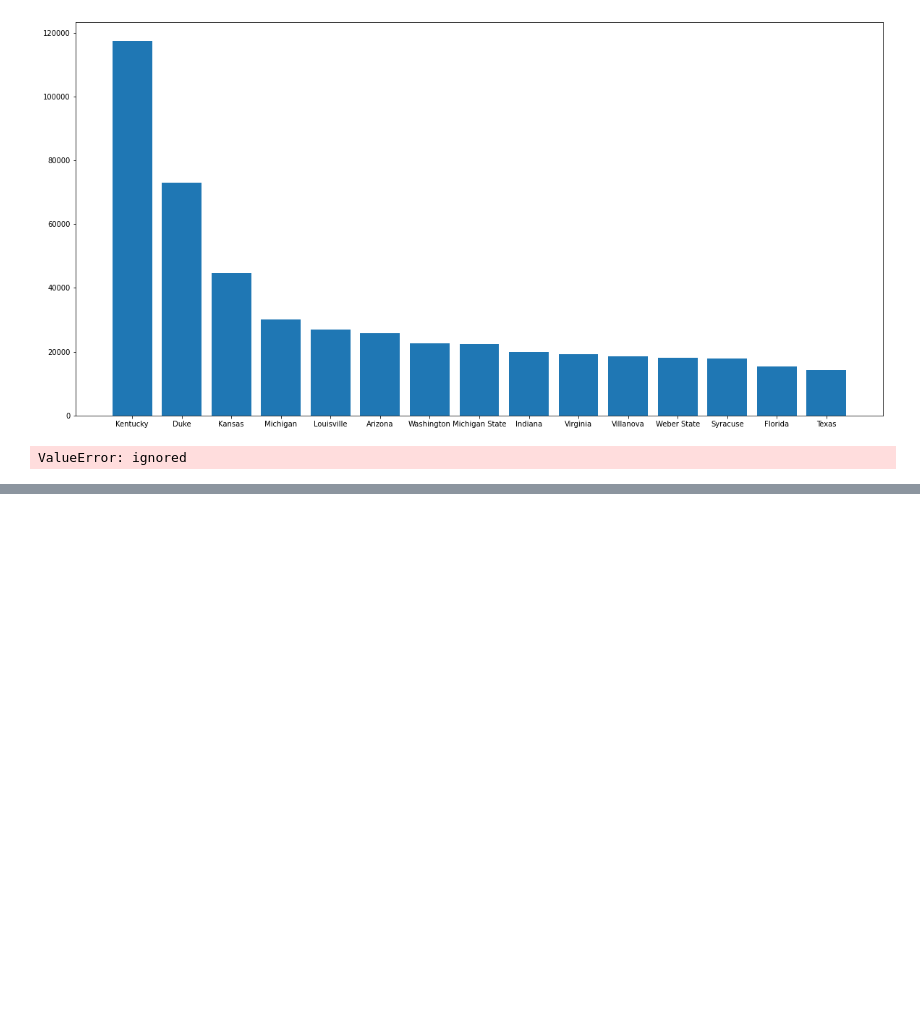
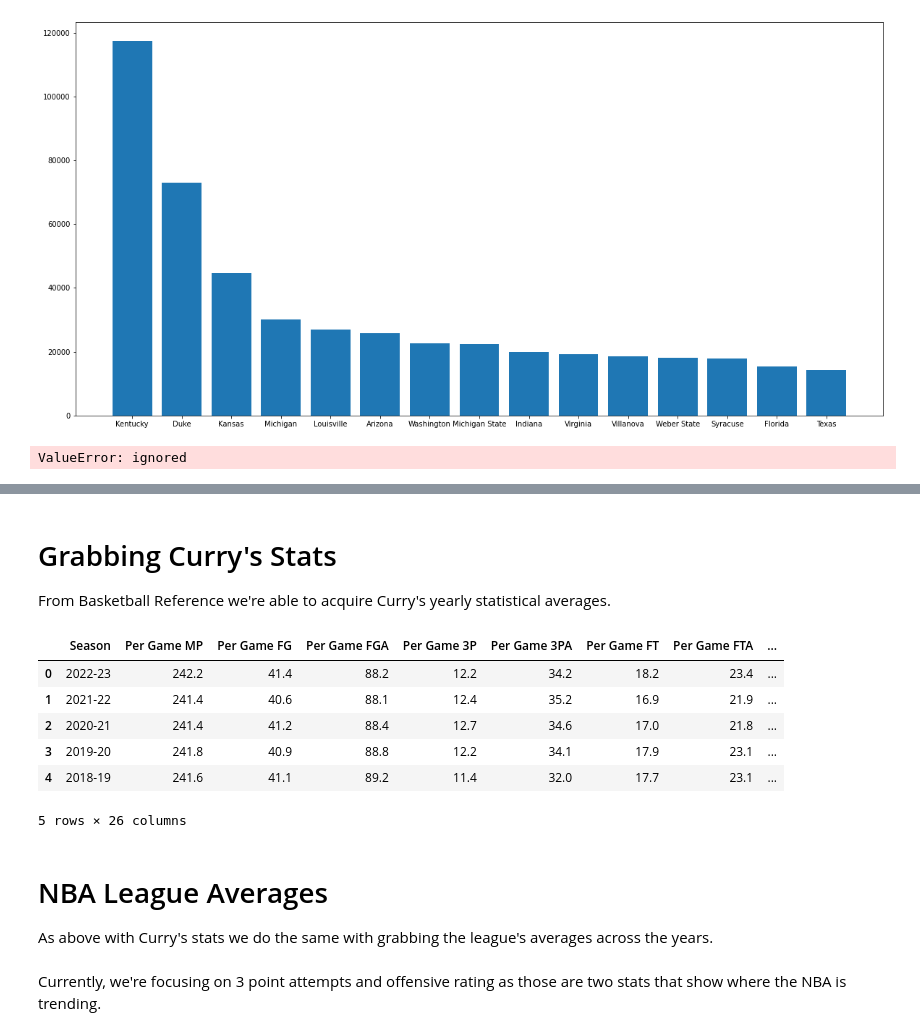
Before and after one commit to SNJ292/snj292.github.io, a Jupyter notebook: Final_Project.ipynb, the cells around one changed output, grey strips where cells are left out. Cells and saved outputs as stored; diff of their text form; code cells hidden in the pictures; blank space fills up the shorter version.

```diff
--- a/Final_Project.ipynb
+++ b/Final_Project.ipynb
@@ -115,0 +132,38 @@ ValueError: ignored
+# %% [markdown]
+# Grabbing Curry's Stats
+
+From Basketball Reference we're able to acquire Curry's yearly statistical averages.
+# %%
+#grabbing the NBA league average dataset
+br_tables_on_NBA_page = pd.read_html('https://www.basketball-reference.com/leagues/NBA_stats_per_game.html')
+
+regular_season_stats = br_tables_on_NBA_page[0]
+
+#Dropping player weight and all that stuff cuz we dont need that
+regular_season_stats = regular_season_stats.drop(regular_season_stats.columns[[0, 2, 3, 4, 5, 6]], axis=1)
+#dropping every year before curry was drafted
+
+regular_season_stats = regular_season_stats.drop(regular_season_stats.index[14:])
+
+#renaming seasons column cuz it was annoying
+regular_season_stats = regular_season_stats.rename(columns={"Unnamed: 1_level_0" : "Szn"})
+
+
+#turning df from multiindex to single index cuz it makes life easir
+regular_season_stats.columns = regular_season_stats.columns.map(' '.join)
+
+regular_season_stats = regular_season_stats.rename(columns={"Szn Season" : "Season"})
+
+regular_season_stats.head()
+# %% [output]
+|  | Season | Per Game MP | Per Game FG | Per Game FGA | Per Game 3P | Per Game 3PA | Per Game FT | Per Game FTA | ... |
+| 0 | 2022-23 | 242.2 | 41.4 | 88.2 | 12.2 | 34.2 | 18.2 | 23.4 | ... |
+| 1 | 2021-22 | 241.4 | 40.6 | 88.1 | 12.4 | 35.2 | 16.9 | 21.9 | ... |
+| 2 | 2020-21 | 241.4 | 41.2 | 88.4 | 12.7 | 34.6 | 17.0 | 21.8 | ... |
+| 3 | 2019-20 | 241.8 | 40.9 | 88.8 | 12.2 | 34.1 | 17.9 | 23.1 | ... |
+| 4 | 2018-19 | 241.6 | 41.1 | 89.2 | 11.4 | 32.0 | 17.7 | 23.1 | ... |
+5 rows × 26 columns
+# %% [markdown]
+# NBA League Averages
+
+As above with Curry's stats we do the same with grabbing the league's averages across the years.
@@ -115,0 +177,2 @@ ValueError: ignored
+# %% [markdown]
+Currently, we're focusing on 3 point attempts and offensive rating as those are two stats that show where the NBA is trending.
```
Also changed, not shown: parts of 14 cells of this notebook.
